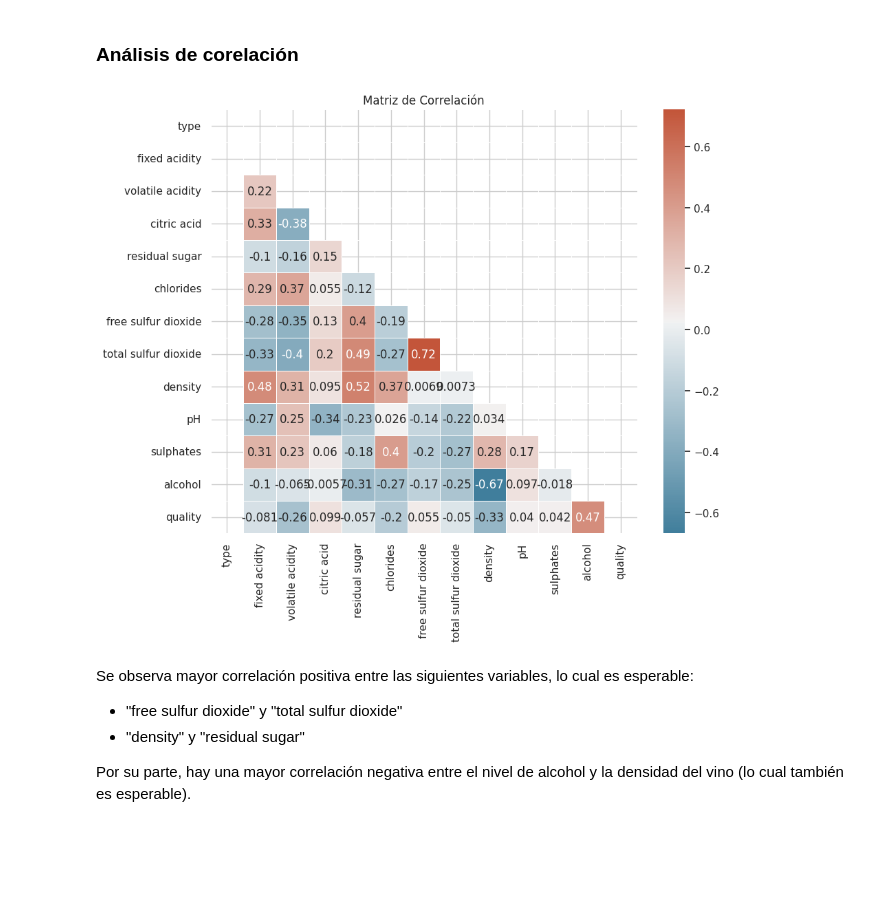
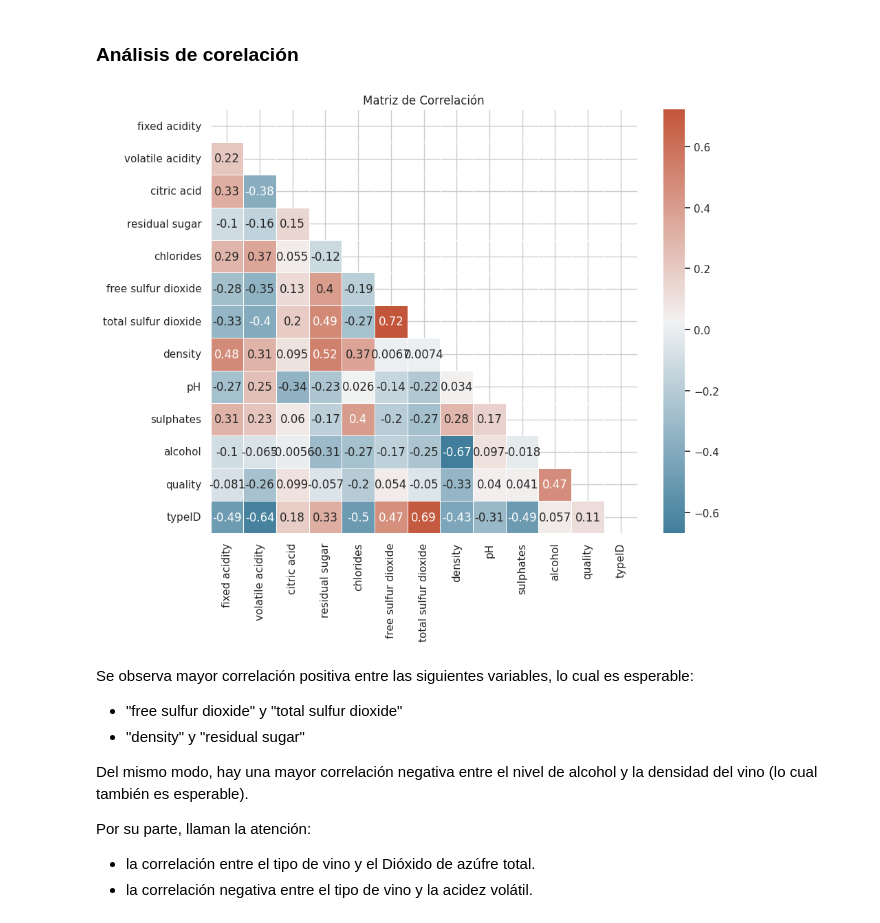
Before and after one commit to eugeinga/CODER-DataScienceI, a Jupyter notebook: ProyectoDS_ParteI_INGARAMO.ipynb, the cells around one changed output. Saved outputs shown, nothing was run; the diff lists cells and outputs as text; code cells hidden in the pictures; blank space fills up the shorter version.

Commit message:
TP Pre-entrega 1.1

```diff
--- a/ProyectoDS_ParteI_INGARAMO.ipynb
+++ b/ProyectoDS_ParteI_INGARAMO.ipynb
@@ -119,10 +119,13 @@ El dataset bajo estudio cuenta con 6497 filas y 13 columnas de las cuales 12 cor
 # A fin de poder operar con los valores numéricos de todas las columnas convierto todas las columnas que no sean numéricas
 # De esta manera garantizo que cualquier columna que pueda ser convertida a un tipo de dato numérico lo sea.
 
-df = df.apply(pd.to_numeric, errors='coerce')
+#df = df.apply(pd.to_numeric, errors='coerce')
 #df['type'] = df['type'].astype('category')
 #df['quality'] = df['quality'].astype('category')
 
+# prompt: mostrar los distintos valores de la variable type
+#print(df['type'].unique())
+
 df.info()
 # %% [output]
 <class 'pandas.core.frame.DataFrame'>
@@ -226,7 +229,7 @@ df.shape
 # %% [markdown]
 ##### Reemplazo los datos faltantes con la media de cada columna
 # %%
-# Reemplazo los datos faltantes con la media
+# No es necesario reemplazar datos faltantes con la media dado que fueron eliminados
 
-df.fillna(df.mean(), inplace=True)
-print(df.isna().sum())
+#df.fillna(df.mean(), inplace=True)
+#print(df.isna().sum())
@@ -436,18 +427,35 @@ for _, feature in enumerate(numerical_features):
 # %% [markdown]
 ### **Análisis de corelación**
 # %%
-corr = df.corr()  # Calculo la matriz de correlación
-mask = np.triu(np.ones_like(corr, dtype=bool))  #Creo una máscara para la parte superior del mapa de calor
+# Creo una nueva variable 'typeID' para binarizar el tipo de vino
+df['typeID'] = df['type'].apply(lambda x: 1 if x == 'white' else 0)
+
+# Elimino la columna 'type' del DataFrame a correlacionar
+df_corr = df.drop('type', axis=1)
+
+# Calculo la matriz de correlación
+corr = df_corr.corr()
+
+# Creo una máscara para la parte superior del mapa de calor
+mask = np.triu(np.ones_like(corr, dtype=bool))
+
+# Defino el mapa de colores
 f, ax = plt.subplots(figsize=(10, 8))
-cmap = sns.diverging_palette(230, 20, as_cmap=True)  # Defino el mapa de colores
+cmap = sns.diverging_palette(230, 20, as_cmap=True)
+
+# Genero el mapa de calor
 sns.heatmap(corr, mask=mask, cmap=cmap, annot=True, linewidths=.5)
 plt.title('Matriz de Correlación')
 plt.show()
 # %% [output]
-[figure, old version]
+[figure, new version]
 # %% [markdown]
 Se observa mayor correlación positiva entre las siguientes variables, lo cual es esperable:
 * "free sulfur dioxide" y "total sulfur dioxide"
 * "density" y "residual sugar"
 
-Por su parte, hay una mayor correlación negativa entre el nivel de alcohol y la densidad del vino (lo cual también es esperable).
+Del mismo modo, hay una mayor correlación negativa entre el nivel de alcohol y la densidad del vino (lo cual también es esperable).
+
+Por su parte, llaman la atención:
+* la correlación entre el tipo de vino y el Dióxido de azúfre total.
+* la correlación negativa entre el tipo de vino y la acidez volátil.
```
Also changed, not shown: parts of 12 cells of this notebook.
